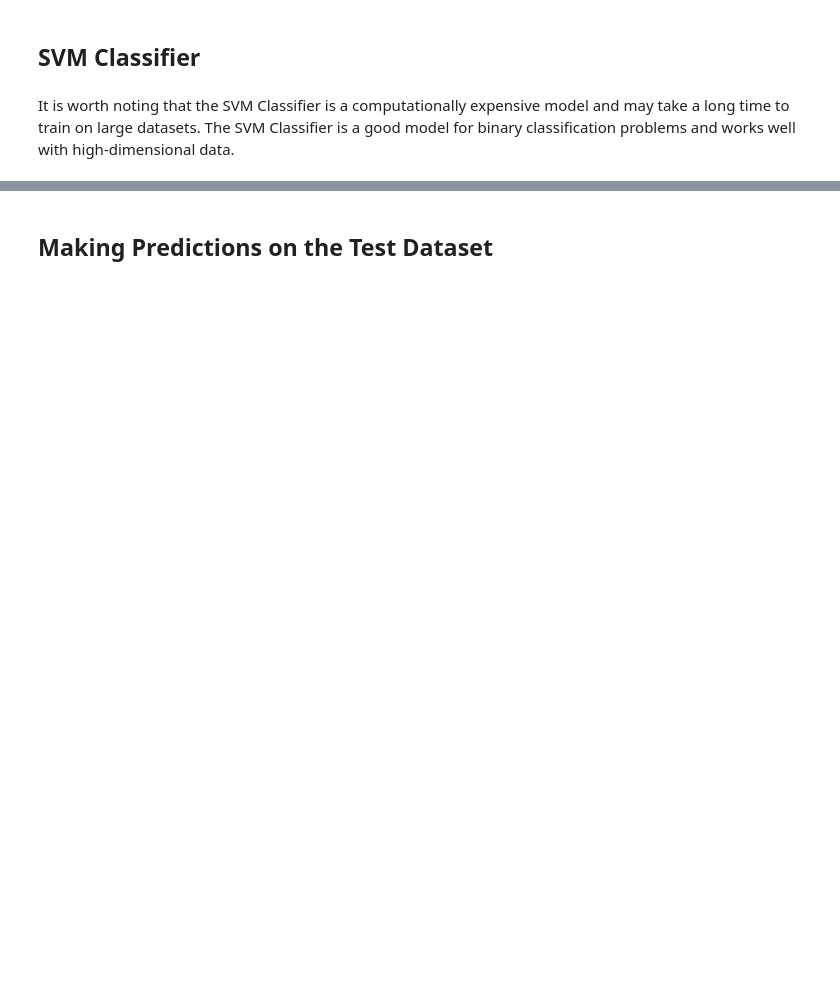
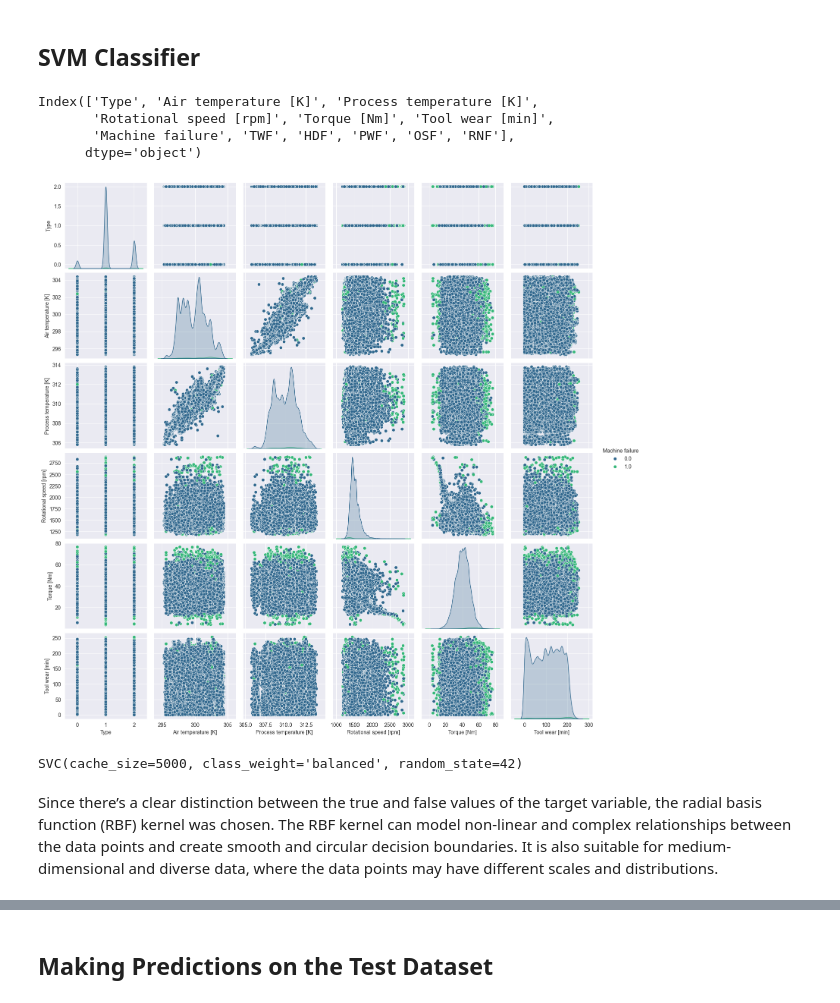
Before and after one commit to theHinneh/machine_failure_prediction, a Jupyter notebook: machine_failure_prediction.ipynb, the cells around one changed output, grey strips where cells are left out. Saved outputs shown, nothing was run; the diff lists cells and outputs as text; code cells hidden in the pictures; blank space fills up the shorter version.

```diff
--- a/machine_failure_prediction.ipynb
+++ b/machine_failure_prediction.ipynb
@@ -468,15 +548,31 @@ rf.oob_score_
 # %% [markdown]
 ## SVM Classifier
+# %%
+df.columns
+# %% [output]
+Index(['Type', 'Air temperature [K]', 'Process temperature [K]',
+       'Rotational speed [rpm]', 'Torque [Nm]', 'Tool wear [min]',
+       'Machine failure', 'TWF', 'HDF', 'PWF', 'OSF', 'RNF'],
+      dtype='object')
+# %%
+# scatter plot of the relationship between the features and the target variable
+sns.pairplot(df, hue='Machine failure', palette='viridis', vars=df.columns[:-6])
+
+plt.show()
+# %% [output]
+[figure, added]
 # %%
 from sklearn.svm import SVC
 # %%
 # Instantiating the SVM Classifier
-svc = SVC(random_state=42, kernel='linear')
+svc = SVC(random_state=42, class_weight='balanced', cache_size=5000)
 
 # Fitting the SVM Classifier to the data
 svc.fit(X_train, y_train)
+# %% [output]
+SVC(cache_size=5000, class_weight='balanced', random_state=42)
 # %% [markdown]
-It is worth noting that the SVM Classifier is a computationally expensive model and may take a long time to train on large datasets. The SVM Classifier is a good model for binary classification problems and works well with high-dimensional data.
+Since there’s a clear distinction between the true and false values of the target variable, the radial basis function (RBF) kernel was chosen. The RBF kernel can model non-linear and complex relationships between the data points and create smooth and circular decision boundaries. It is also suitable for medium-dimensional and diverse data, where the data points may have different scales and distributions.
 # %%
 # Making predictions on the training data
 svc_train_preds = svc.predict(X_train)
```
Also changed, not shown: parts of 65 cells of this notebook, 4 other files.
